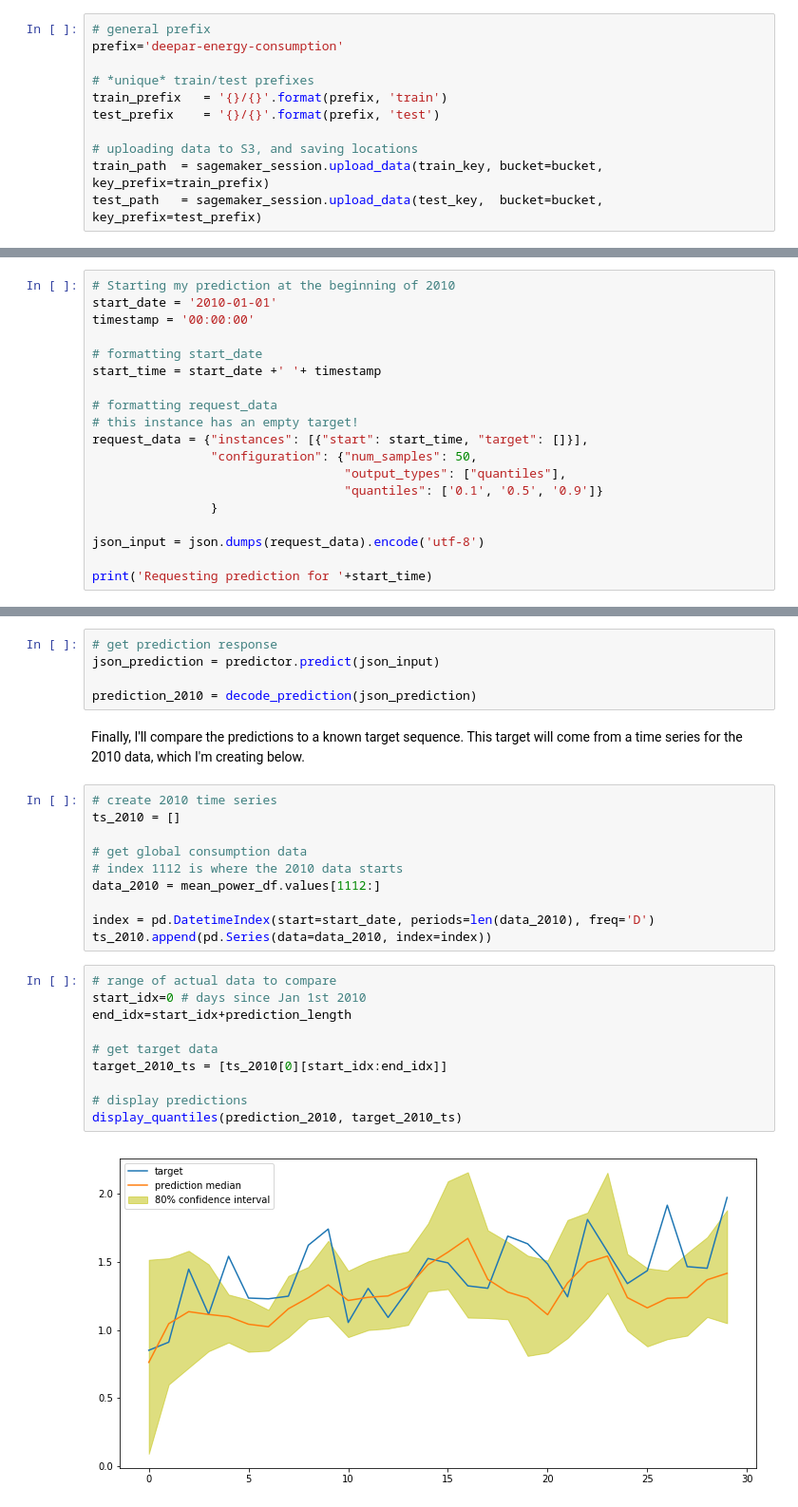
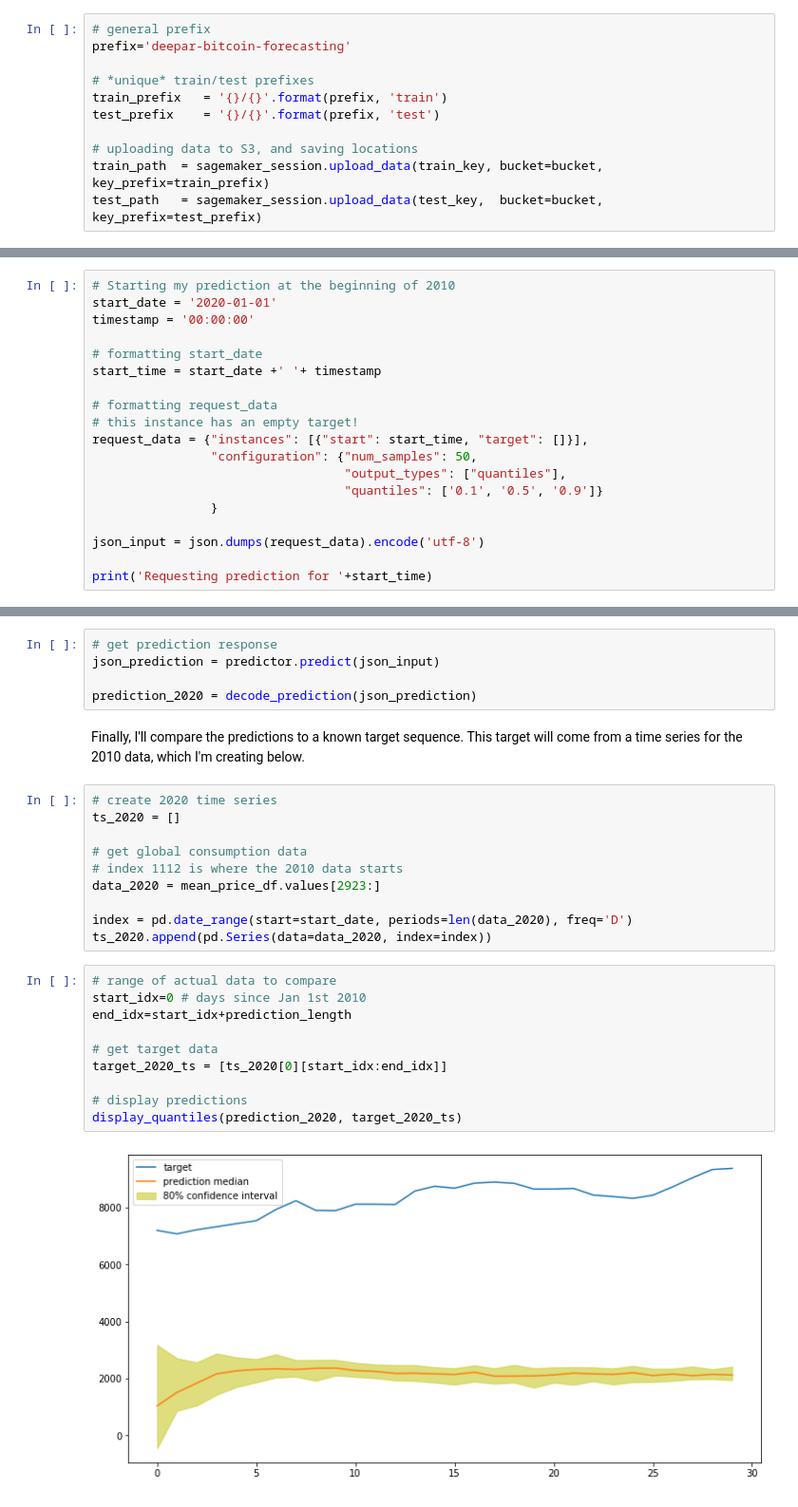
Before and after one commit to urantialife/bitcoin-price-forecasting, a Jupyter notebook: bitcoin_forecasting.ipynb, the cells around one changed output, grey strips where cells are left out. Shown at 95% size. Cells and saved outputs as stored; diff of their text form.

Commit message:
deepar implementation

````diff
--- a/bitcoin_forecasting.ipynb
+++ b/bitcoin_forecasting.ipynb
@@ -557,7 +423,7 @@ Specify *unique* train and test prefixes that define the location of that data i
 * Upload test data to a location in S3, and save that location to `test_path`
 # %%
 # general prefix
-prefix='deepar-energy-consumption'
+prefix='deepar-bitcoin-forecasting'
 
 # *unique* train/test prefixes
 train_prefix   = '{}/{}'.format(prefix, 'train')
@@ -865,7 +738,7 @@ Create a formatted input to send to the deployed `predictor` passing in my usual
 ```
 # %%
 # Starting my prediction at the beginning of 2010
-start_date = '2010-01-01'
+start_date = '2020-01-01'
 timestamp = '00:00:00'
 
 # formatting start_date
@@ -890,28 +763,28 @@ Then get and decode the prediction response, as usual.
 # get prediction response
 json_prediction = predictor.predict(json_input)
 
-prediction_2010 = decode_prediction(json_prediction)
+prediction_2020 = decode_prediction(json_prediction)
 # %% [markdown]
 Finally, I'll compare the predictions to a known target sequence. This target will come from a time series for the 2010 data, which I'm creating below.
 # %%
-# create 2010 time series
-ts_2010 = []
+# create 2020 time series
+ts_2020 = []
 
 # get global consumption data
 # index 1112 is where the 2010 data starts
-data_2010 = mean_power_df.values[1112:]
+data_2020 = mean_price_df.values[2923:]
 
-index = pd.DatetimeIndex(start=start_date, periods=len(data_2010), freq='D')
-ts_2010.append(pd.Series(data=data_2010, index=index))
+index = pd.date_range(start=start_date, periods=len(data_2020), freq='D')
+ts_2020.append(pd.Series(data=data_2020, index=index))
 # %%
 # range of actual data to compare
 start_idx=0 # days since Jan 1st 2010
 end_idx=start_idx+prediction_length
 
 # get target data
-target_2010_ts = [ts_2010[0][start_idx:end_idx]]
+target_2020_ts = [ts_2020[0][start_idx:end_idx]]
 
 # display predictions
-display_quantiles(prediction_2010, target_2010_ts)
+display_quantiles(prediction_2020, target_2020_ts)
 # %% [output]
-[figure, old version]
+[figure, new version]
````
Also changed, not shown: parts of 45 cells of this notebook.
